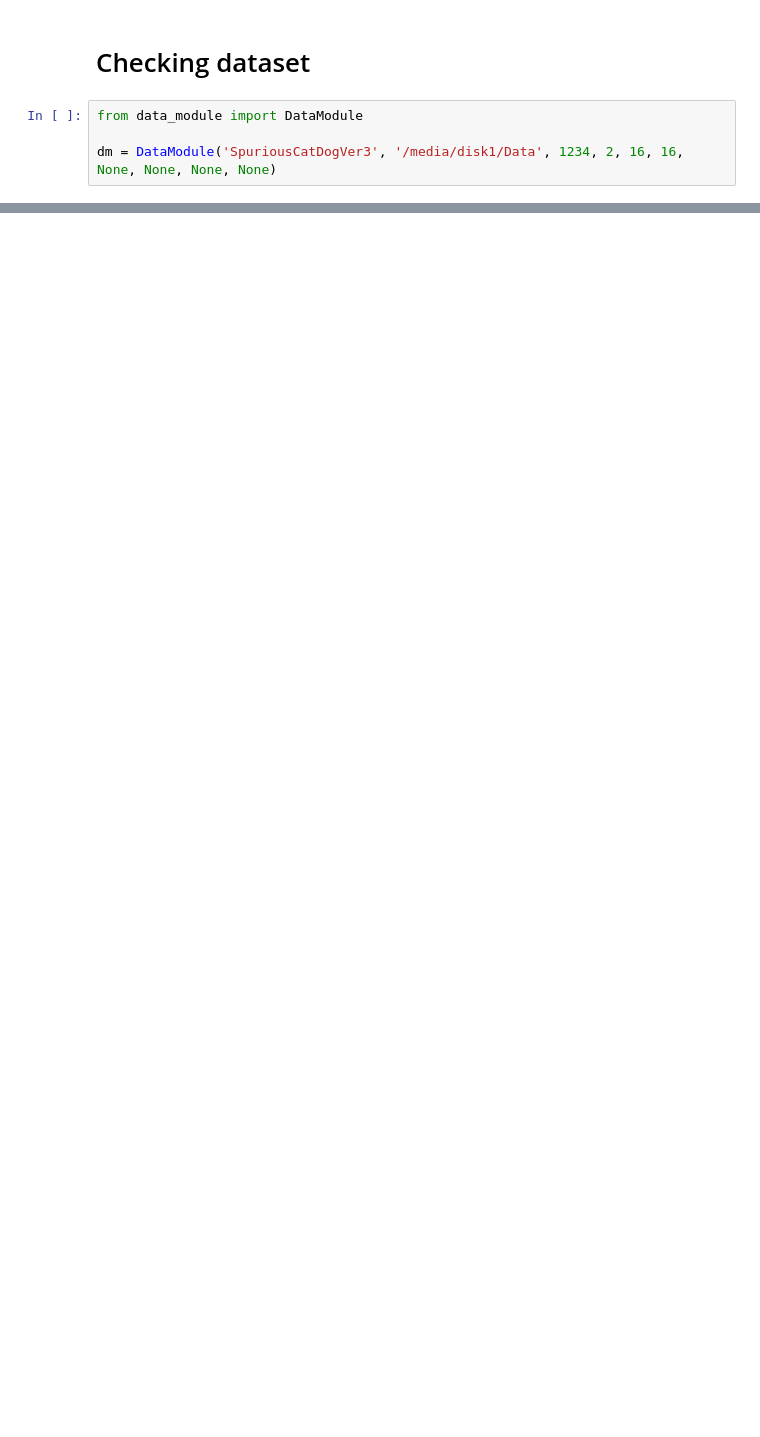
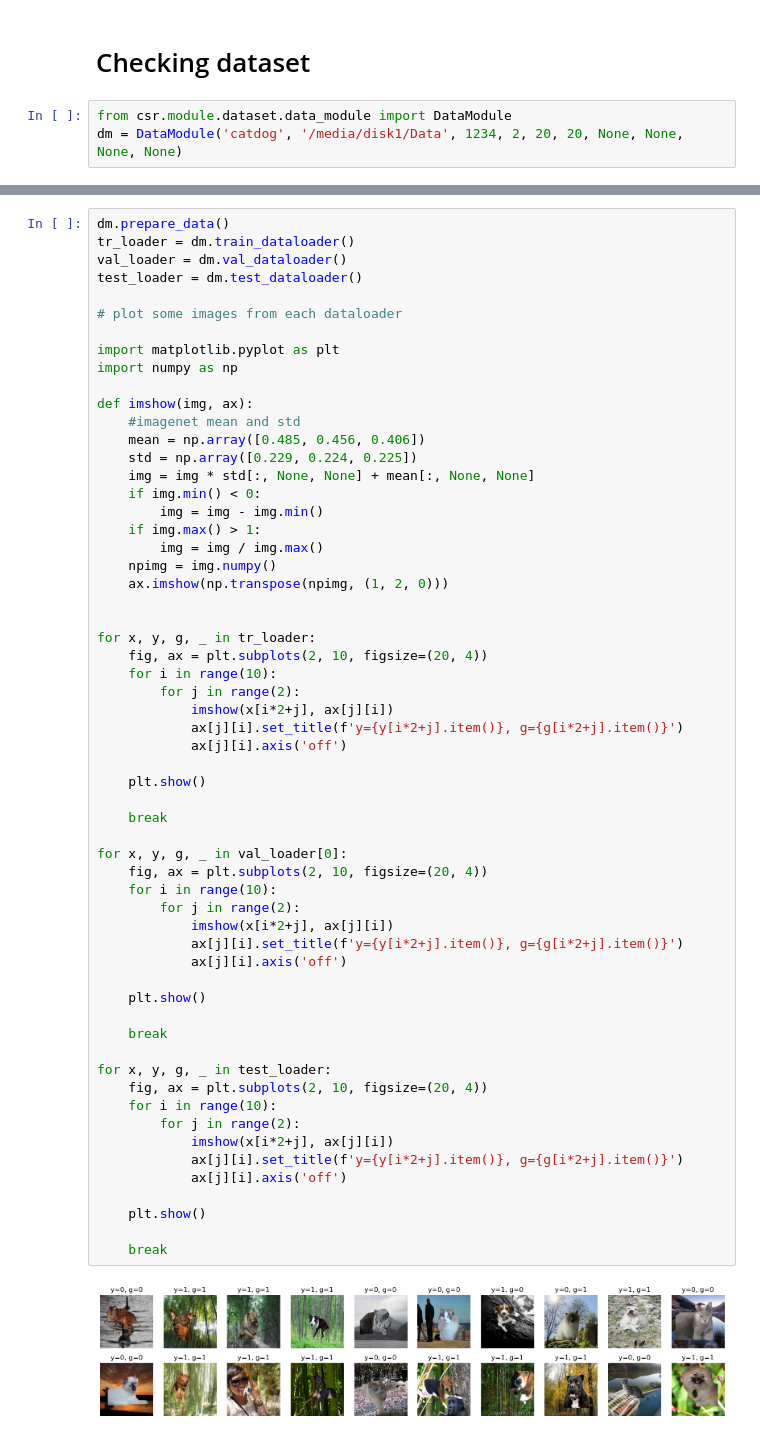
Before and after one commit to joshua840/ConceptualSensitivityRegularization, a Jupyter notebook: notebooks/dataset_internal/analysis_for_catdog_dataset.ipynb, the cells around one changed output, grey strips where cells are left out. Saved outputs shown, nothing was run; the diff lists cells and outputs as text; blank space fills up the shorter version.

Commit message:
CatDog dataset is implemented - with consideration of waterbirds bgs

```diff
--- a/notebooks/dataset_internal/analysis_for_catdog_dataset.ipynb
+++ b/notebooks/dataset_internal/analysis_for_catdog_dataset.ipynb
@@ -24,6 +33,5 @@ prep = PrepareDataset(root="/home/data", dataset="SpuriousCatDogVer3", download=
 # %% [markdown]
 # Checking dataset
 # %%
-from data_module import DataModule
-
-dm = DataModule('SpuriousCatDogVer3', '/media/disk1/Data', 1234, 2, 16, 16, None, None, None, None)
+from csr.module.dataset.data_module import DataModule
+dm = DataModule('catdog', '/media/disk1/Data', 1234, 2, 20, 20, None, None, None, None)
@@ -240,0 +82,61 @@ os.path.join(root, "SpuriousCatDogVer3", dataset_save_path)
+# %%
+dm.prepare_data()
+tr_loader = dm.train_dataloader()
+val_loader = dm.val_dataloader()
+test_loader = dm.test_dataloader()
+
+# plot some images from each dataloader
+
+import matplotlib.pyplot as plt
+import numpy as np
+
+def imshow(img, ax):
+    #imagenet mean and std
+    mean = np.array([0.485, 0.456, 0.406])
+    std = np.array([0.229, 0.224, 0.225])
+    img = img * std[:, None, None] + mean[:, None, None]
+    if img.min() < 0:
+        img = img - img.min()
+    if img.max() > 1:
+        img = img / img.max()
+    npimg = img.numpy()
+    ax.imshow(np.transpose(npimg, (1, 2, 0)))
+
+
+for x, y, g, _ in tr_loader:
+    fig, ax = plt.subplots(2, 10, figsize=(20, 4))
+    for i in range(10):
+        for j in range(2):
+            imshow(x[i*2+j], ax[j][i])
+            ax[j][i].set_title(f'y={y[i*2+j].item()}, g={g[i*2+j].item()}')
+            ax[j][i].axis('off')
+
+    plt.show()
+
+    break
+
+for x, y, g, _ in val_loader[0]:
+    fig, ax = plt.subplots(2, 10, figsize=(20, 4))
+    for i in range(10):
+        for j in range(2):
+            imshow(x[i*2+j], ax[j][i])
+            ax[j][i].set_title(f'y={y[i*2+j].item()}, g={g[i*2+j].item()}')
+            ax[j][i].axis('off')
+
+    plt.show()
+
+    break
+
+for x, y, g, _ in test_loader:
+    fig, ax = plt.subplots(2, 10, figsize=(20, 4))
+    for i in range(10):
+        for j in range(2):
+            imshow(x[i*2+j], ax[j][i])
+            ax[j][i].set_title(f'y={y[i*2+j].item()}, g={g[i*2+j].item()}')
+            ax[j][i].axis('off')
+
+    plt.show()
+
+    break
+# %% [output]
+[figure, added]
```
Also changed, not shown: parts of 20 cells of this notebook, 36 other files.
